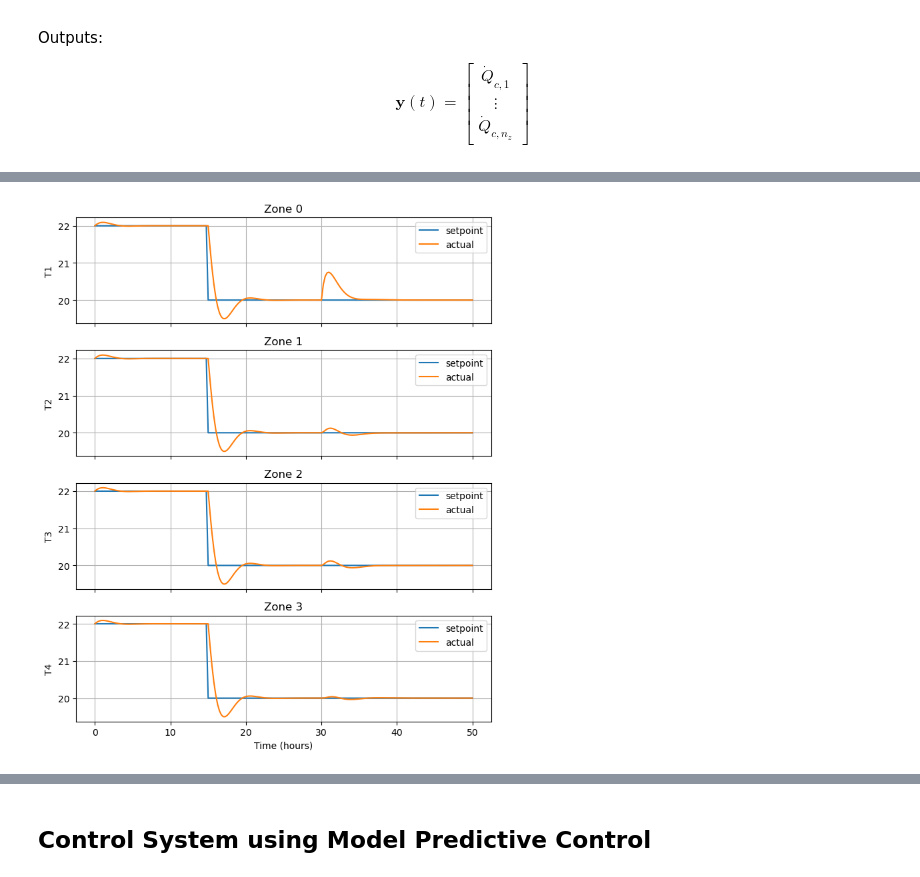
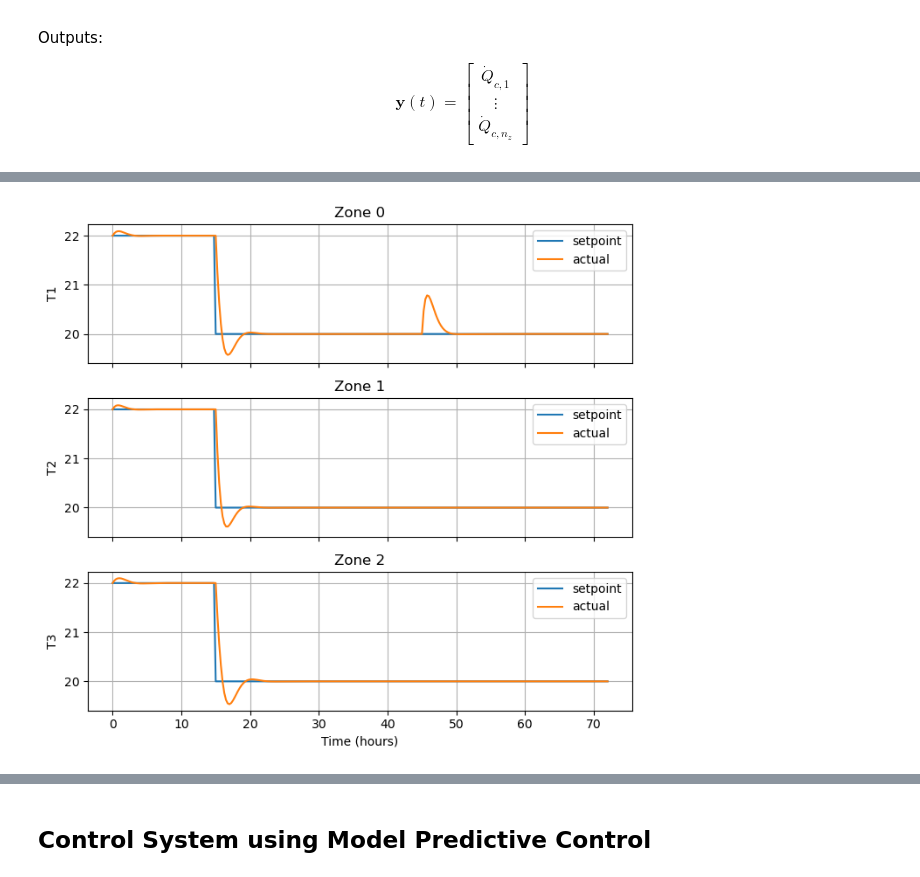
Before and after one commit to billtubbs/building-hvac-models, a Jupyter notebook: Building-models.ipynb, the cells around one changed output, grey strips where cells are left out. Drawn from its saved outputs; the diff is of its cells as text; code cells hidden in the pictures.

Commit message:
Params from 2016 paper

```diff
--- a/Building-models.ipynb
+++ b/Building-models.ipynb
@@ -337,9 +340,9 @@ Two disturbance inputs:
 $$\mathbf{p}(t) = \begin{bmatrix} T_a \\ \dot{Q}_\text{other} \end{bmatrix}$$
 # %%
 # Constants
-C = 450.0  # thermal capacitance, kJ/K
-H = 15.0   # scaled heat transfer coefficient with ambient, kW/K
-K_c = -560  # controller gain parameter
+C = 6.0  # thermal capacitance, kWh/K
+H = 6/24   # scaled heat transfer coefficient with ambient, kW/K
+K_c = -10  # controller gain parameter
 tau_I = 1   # PI controller integral parameter
 Q_ss = 0    # steady-state rate of cooling
 
@@ -383,12 +386,11 @@ F:(x_k[2],inputs_k[3])->(x_kp1[2]) MXFunction
 # Simulation inputs
 nT = 200
 t = dt * np.arange(nT + 1)
-X = np.full((nT + 1, n_x), np.nan)
 inputs = np.zeros((nT + 1, n_u + n_p))
 inputs[:, 0] = 22.0   # T_sp
-inputs[t >= 15, 0] = 18.0   # T_sp
+inputs[t >= 15, 0] = 21.0   # T_sp
 inputs[:, 1] = 28.0  # T_a
-inputs[t >= 30, 2] = 500.0   # Q_other
+inputs[t >= 30, 2] = 15.0   # Q_other
 
 # Initial condition
 x0 = cas.vertcat(
@@ -615,6 +601,6 @@ F:(x_k[8],inputs_k[9])->(x_kp1[8]) MXFunction
 # %%
 # Output equation
-Q_c = multi_zone_temp_outputs(x, inputs, params)
+Q_c = multi_zone_temp_outputs(x, inputs, three_zone_model_params)
 H = cas.Function('H', [x, inputs], [Q_c], ['x', 'inputs'], ['y'])
 print(H)
 # %% [output]
@@ -622,29 +608,27 @@ H:(x[8],inputs[9])->(y[4]) MXFunction
 # %%
 # Simulation inputs
-nT = 200
-t = dt * np.arange(nT + 1)
-inputs = np.zeros((nT + 1, n_u + n_p))
+t_stop = 72  # simulation duration, hours
+dt = 0.25  #
+N = np.floor(t_stop / dt).astype(int)
+t = dt * np.arange(N + 1)
+inputs = np.zeros((N + 1, n_u + n_p))
 inputs[:, 0] = 22.0   # T_sp1
 inputs[:, 1] = 22.0   # T_sp2
 inputs[:, 2] = 22.0   # T_sp3
-inputs[:, 3] = 22.0   # T_sp4
-inputs[t >= 15, 0:4] = 20.0  # Change all T_sp
-inputs[t >= 30, 4] = 1000.0   # Q_other1
-inputs[t >= 30, 5] = 0.0   # Q_other2
-inputs[t >= 30, 6] = 0.0   # Q_other3
-inputs[t >= 30, 7] = 0.0   # Q_other4
-inputs[:, 8] = 28.0  # T_a
+inputs[t >= 15, 0:3] = 20.0  # Change all T_sp
+inputs[t >= 45, 3] = 15.0   # Q_other1
+inputs[t >= 45, 4] = 0.0   # Q_other2
+inputs[t >= 45, 5] = 0.0   # Q_other3
+inputs[:, 6] = 28.0  # T_a
 
 # Initial condition
 x0 = cas.vertcat(
     22.0,  # T1
     22.0,  # T2
     22.0,  # T3
-    22.0,  # T4
     0.0,   # I_eps1
     0.0,   # I_eps2
     0.0,   # I_eps3
-    0.0,   # I_eps4
 )
 
 # Simulation loop
@@ -684,17 +668,17 @@ Tracking error: 0.22
 # %%
 plot_data = {
     f"Zone {z}": {
         "y": np.stack([inputs[:, z], X[:, z]]).T,
         "labels": ['setpoint', 'actual'],
         "y_label": f"T{z+1}"
     }
     for z in range(n_z)
 }
-make_tsplots(t, plot_data)
+make_tsplots(t, plot_data, sharey=True)
 plt.tight_layout()
 plt.show()
 # %% [output]
-[figure, old version]
+[figure, new version]
 # %%
 table = PrettyTable()
 table.add_column("Time", t)
```
Also changed, not shown: parts of 22 cells of this notebook, 2 other files.
